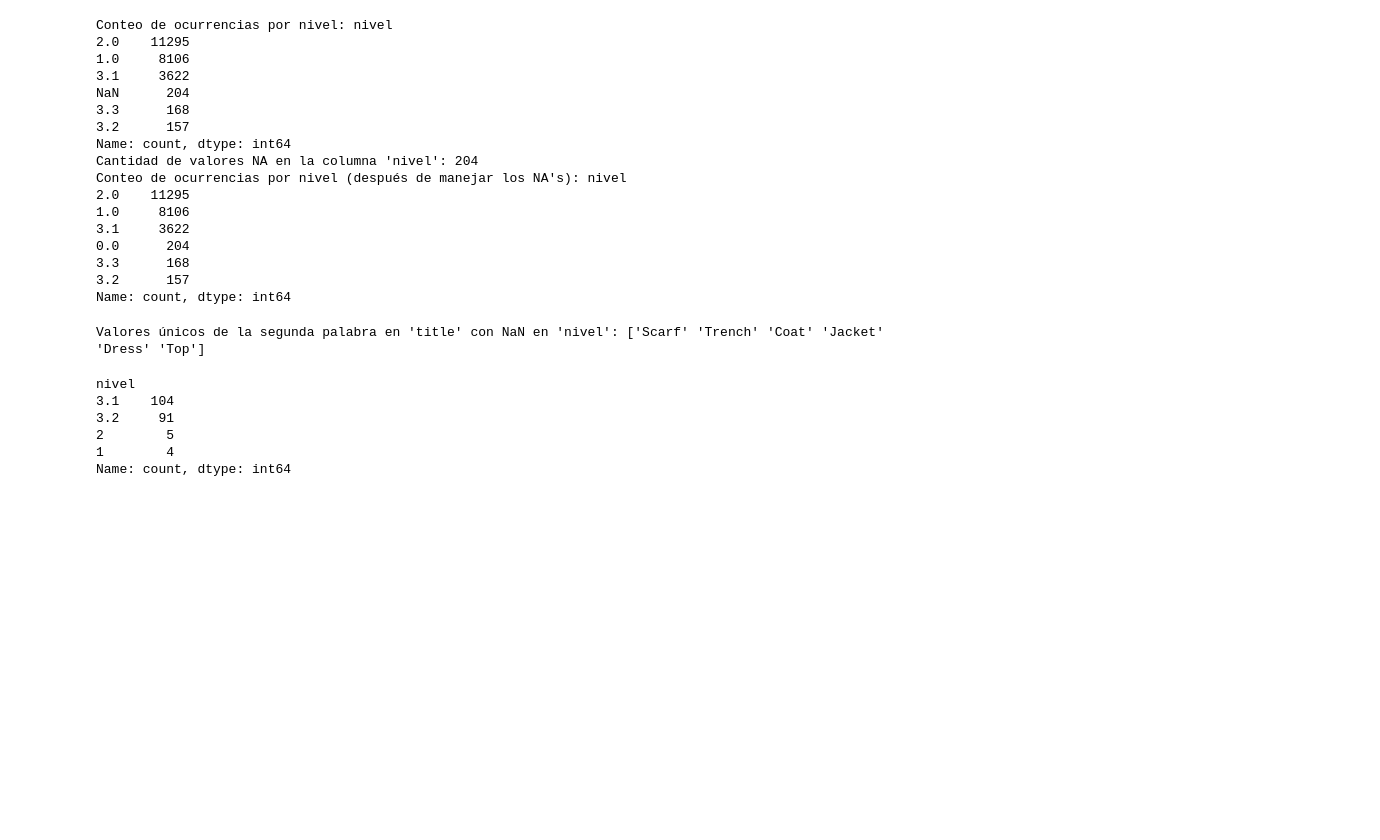
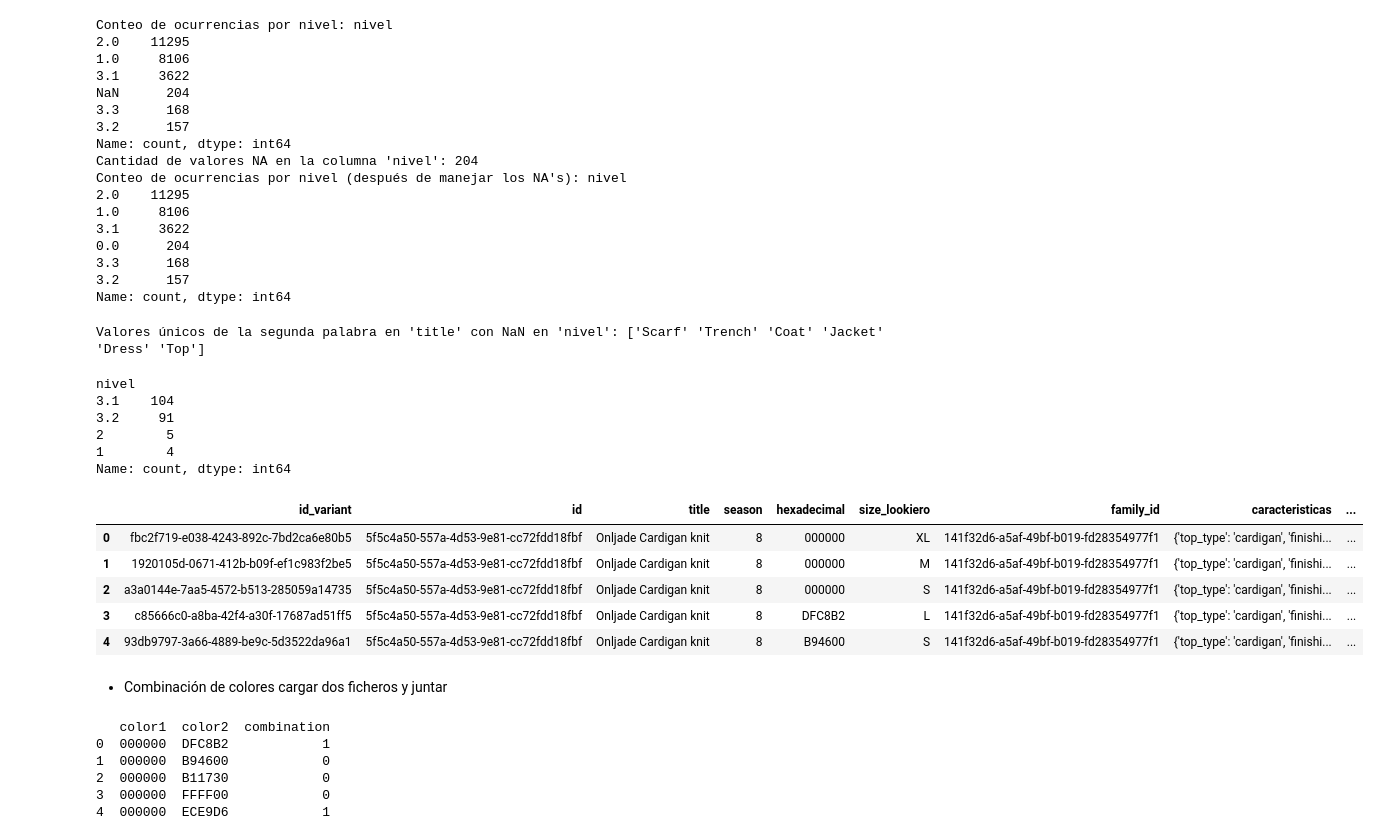
Before and after one commit to xaabizulu/24_25_3_R10_Verde_Oscuro, a Jupyter notebook: 01-Preprocesamiento.ipynb, the cells around one changed output. Drawn from its saved outputs; the diff is of its cells as text; code cells hidden in the pictures; blank space fills up the shorter version.

```diff
--- a/01-Preprocesamiento.ipynb
+++ b/01-Preprocesamiento.ipynb
@@ -565,5 +592,36 @@ nivel
 2        5
 1        4
 Name: count, dtype: int64
+# %%
+df_resultado.drop(columns=['brand'], inplace=True)
+df_resultado.head()
+# %% [output]
+|  | id_variant | id | title | season | hexadecimal | size_lookiero | family_id | caracteristicas | ... |
+| 0 | fbc2f719-e038-4243-892c-7bd2ca6e80b5 | 5f5c4a50-557a-4d53-9e81-cc72fdd18fbf | Onljade Cardigan knit | 8 | 000000 | XL | 141f32d6-a5af-49bf-b019-fd28354977f1 | {'top_type': 'cardigan', 'finishi... | ... |
+| 1 | 1920105d-0671-412b-b09f-ef1c983f2be5 | 5f5c4a50-557a-4d53-9e81-cc72fdd18fbf | Onljade Cardigan knit | 8 | 000000 | M | 141f32d6-a5af-49bf-b019-fd28354977f1 | {'top_type': 'cardigan', 'finishi... | ... |
+| 2 | a3a0144e-7aa5-4572-b513-285059a14735 | 5f5c4a50-557a-4d53-9e81-cc72fdd18fbf | Onljade Cardigan knit | 8 | 000000 | S | 141f32d6-a5af-49bf-b019-fd28354977f1 | {'top_type': 'cardigan', 'finishi... | ... |
+| 3 | c85666c0-a8ba-42f4-a30f-17687ad51ff5 | 5f5c4a50-557a-4d53-9e81-cc72fdd18fbf | Onljade Cardigan knit | 8 | DFC8B2 | L | 141f32d6-a5af-49bf-b019-fd28354977f1 | {'top_type': 'cardigan', 'finishi... | ... |
+| 4 | 93db9797-3a66-4889-be9c-5d3522da96a1 | 5f5c4a50-557a-4d53-9e81-cc72fdd18fbf | Onljade Cardigan knit | 8 | B94600 | S | 141f32d6-a5af-49bf-b019-fd28354977f1 | {'top_type': 'cardigan', 'finishi... | ... |
 # %%
 df_resultado.to_csv('Datos/transformados/df_resultado.csv')
+# %% [markdown]
+- Combinación de colores cargar dos ficheros y juntar
+# %%
+df1 = pd.read_csv('color_combinations_responses_user_1_2.csv')
+df2 = pd.read_csv('color_combinations_responses_user_3_4.csv')
+
+df_colores = pd.concat([df1, df2], ignore_index=True)
+df_colores.drop(columns=['user'], inplace=True)
+
+df_colores['combination'] = df_colores['combination'].map({'yes': 1, 'no': 0})
+
+df_colores.to_csv('combinaciones_colores.csv', index=False)
+
+print(df_colores.head())
+# %% [output]
+   color1  color2  combination
+0  000000  DFC8B2            1
+1  000000  B94600            0
+2  000000  B11730            0
+3  000000  FFFF00            0
+4  000000  ECE9D6            1
```
Also changed, not shown: parts of 5 cells of this notebook, 1 other file.
